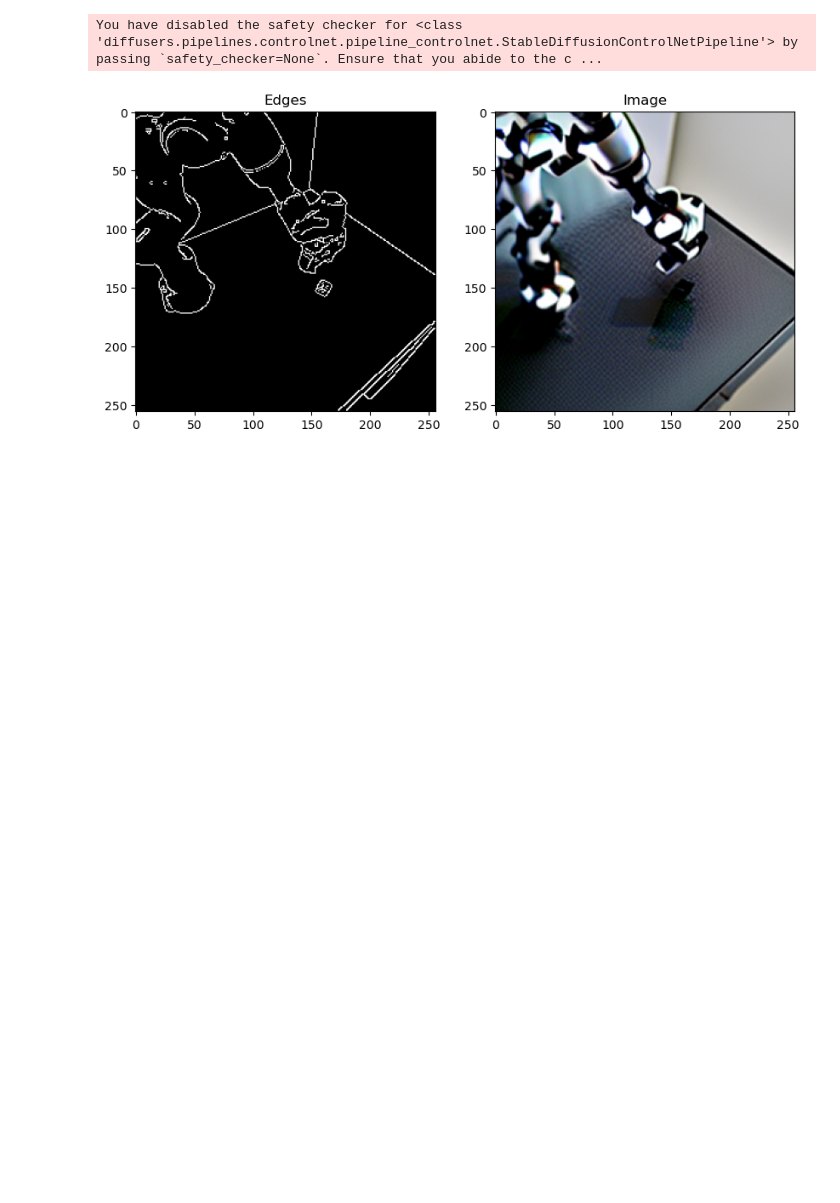
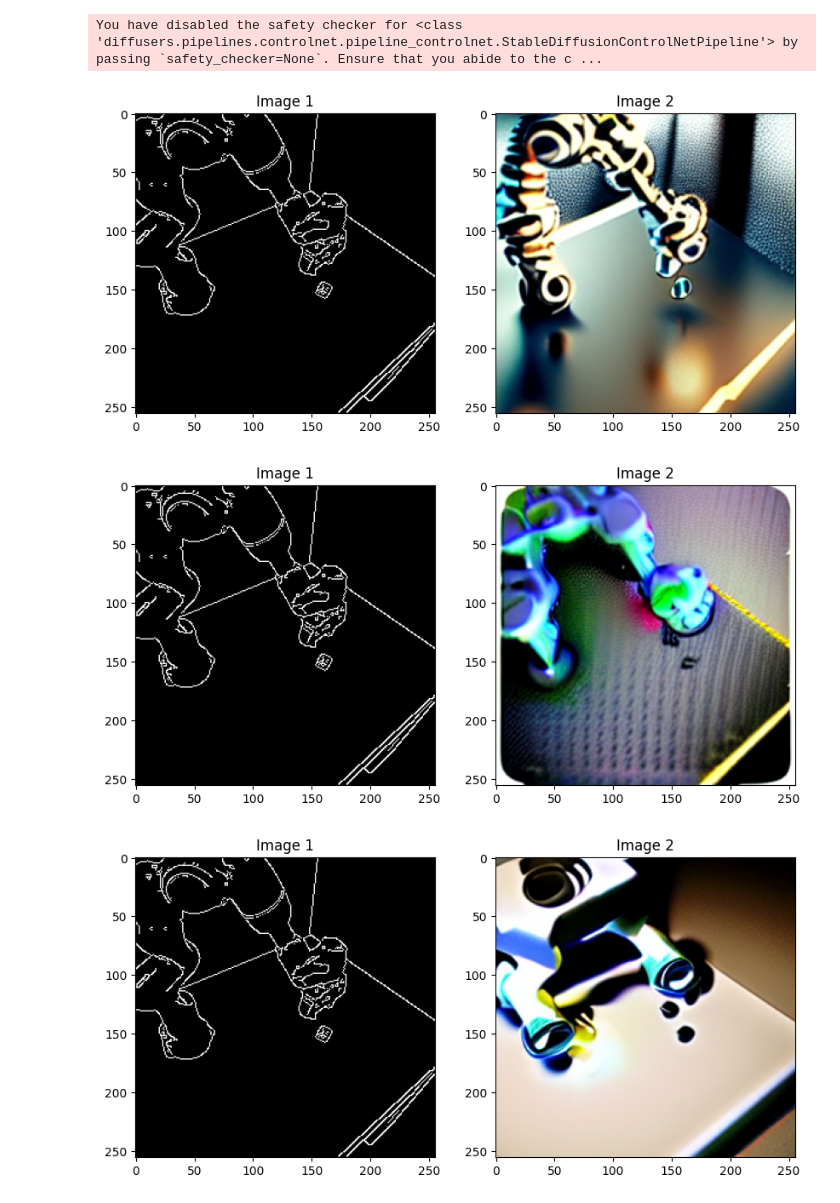
Before and after one commit to Lorenc1o/BDRP_SemanticAugmentation, a Jupyter notebook: pipeline.ipynb, the cells around one changed output. Drawn from its saved outputs; the diff is of its cells as text; code cells hidden in the pictures; blank space fills up the shorter version.

```diff
--- a/pipeline.ipynb
+++ b/pipeline.ipynb
@@ -37,7 +43,7 @@ for episode in dataset.values():
     for observation in episode:
         images = observation["observation"]["front_image"]
         for image in images:
-            edges = cv2.Canny(image, 50, 150) # These parameters are: (img, minVal, maxVal), the values refer to the intensity of the edges
+            edges = cv2.Canny(image, 30, 150) # These parameters are: (img, minVal, maxVal), the values refer to the intensity of the edges
             edges = edges[:,:,None]
             edges = np.concatenate([edges, edges, edges], axis=2)
             edges = Image.fromarray(edges)
@@ -128,5 +168,0 @@ plt.imshow(edges_dataset[20])
-# %%
-prompt = "Robotic arm anchored to a table in a lab and an object on the table. Trending on artstation."
-
-image = pipe(prompt, edges_dataset[20], num_inference_steps=20).images[0]
-plt.imshow(image)
@@ -153,17 +168,0 @@ CUBLAS error: memory mapping error (11) in magma_sgetrs_gpu at /opt/conda/conda-
-# %%
-from diffusers.utils import load_image
-
-image = load_image("bird.png")
-image = np.array(image)
-
-low_threshold = 100
-high_threshold = 200
-
-ima = cv2.Canny(image, low_threshold, high_threshold)
-ima = ima[:, :, None]
-ima = np.concatenate([ima, ima, ima], axis=2)
-ima = Image.fromarray(ima)
-
-print(ima)
-
-image = pipe("bird", ima, num_inference_steps=20).images[0]
@@ -218,20 +213,19 @@ pipe.enable_model_cpu_offload()
 You have disabled the safety checker for <class 'diffusers.pipelines.controlnet.pipeline_controlnet.StableDiffusionControlNetPipeline'> by passing `safety_checker=None`. Ensure that you abide to the c ...
 # %%
 prompt = "Realistic grey robotic arm anchored to a white table and a small object on the table. White plain background and soft lighting."
+neg_prompt = "lights, textures"
 edge = edges_dataset[17]
 
-image = pipe(prompt, edge, num_inference_steps=20).images[0]
+images = pipe(prompt,
+             edge,
+             num_inference_steps=50,
+             #negative_prompt=neg_prompt,
+             num_images_per_prompt=4
+             ).images
 
-plt.figure(figsize=(10, 5))
-
-plt.subplot(1, 2, 1)
-plt.imshow(edge)
-plt.title('Edges')
-
-plt.subplot(1, 2, 2)
-plt.imshow(image)
-plt.title('Image')
-
-plt.show()
+for image in images:
+    show_images(edge, image)
 # %% [output]
-[figure, old version]
+[figure, new version]
+[figure, added]
+[figure, added]
```
Also changed, not shown: parts of 18 cells of this notebook, 1 other file.
